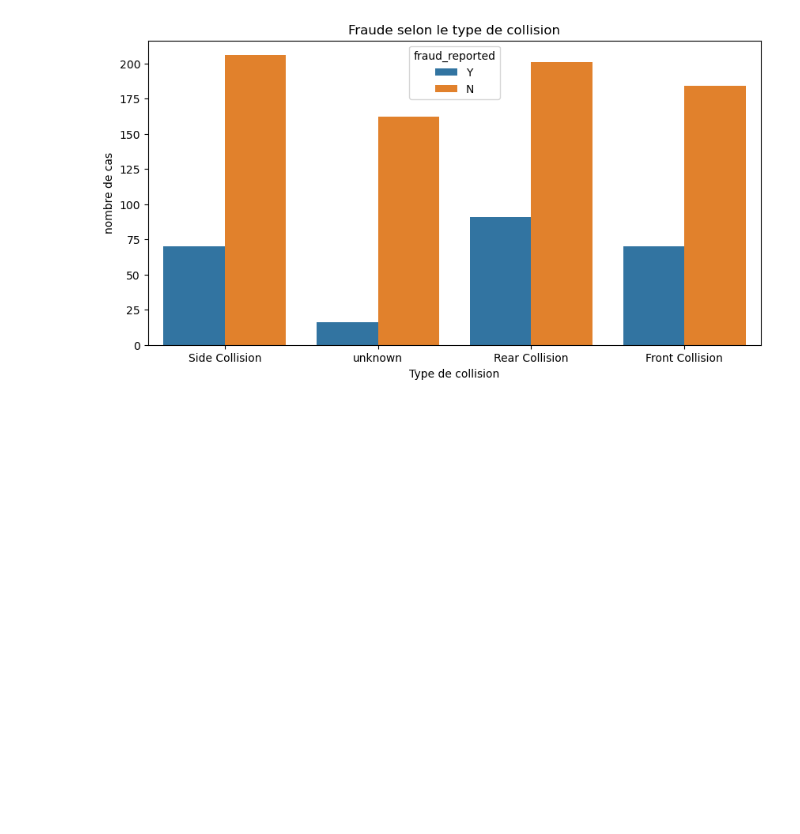
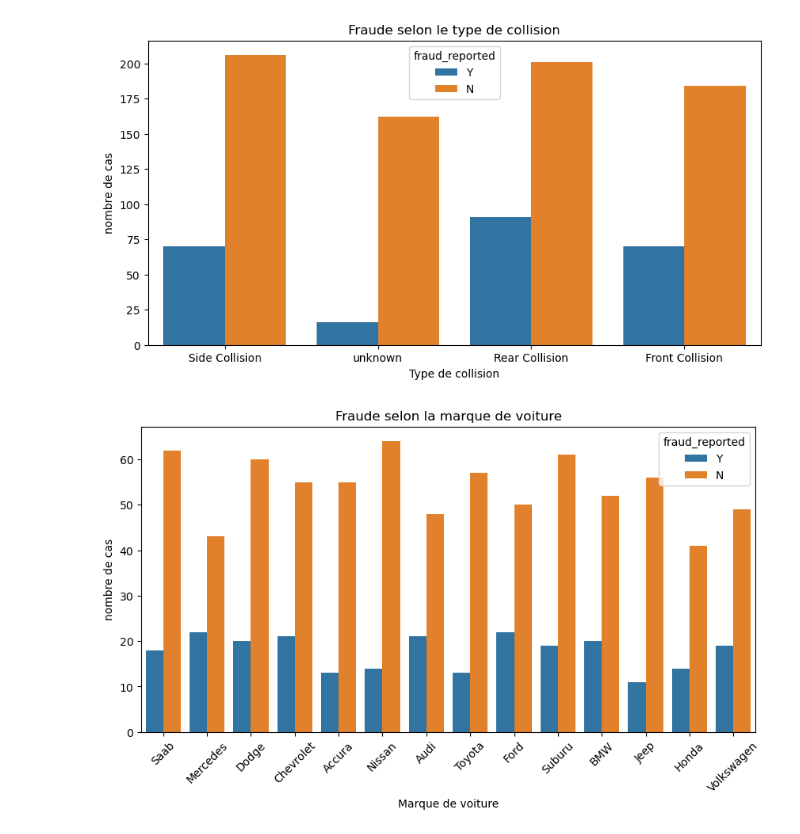
Before and after one commit to khelifaYacine/Donn-es-sur-les-r-clamations-d-assurance-auto, a Jupyter notebook: EDA_first_stup.ipynb, the cells around one changed output. Cells and saved outputs as stored; diff of their text form; code cells hidden in the pictures; blank space fills up the shorter version.

Commit message:
3. fraud_reported vs auto_make

```diff
--- a/EDA_first_stup.ipynb
+++ b/EDA_first_stup.ipynb
@@ -327,3 +327,14 @@ plt.ylabel("nombre de cas")
 plt.show()
 # %% [output]
 [figure]
+# %%
+# 3. fraud_reported vs auto_make
+plt.figure (figsize =(10,5))
+plt.title ("Fraude selon la marque de voiture")
+sns.countplot(data = df, x ="auto_make", hue = "fraud_reported")
+plt.xlabel ("Marque de voiture")
+plt.xticks(rotation = 45)
+plt.ylabel ("nombre de cas")
+plt.show()
+# %% [output]
+[figure, added]
```
